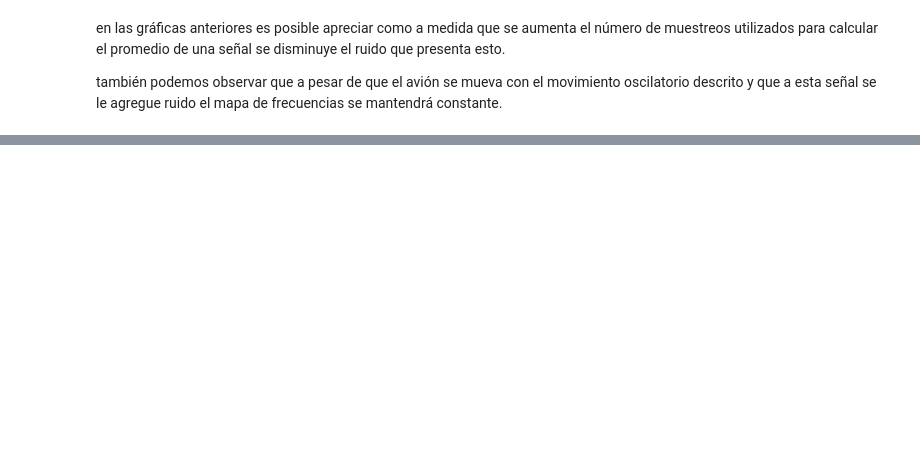
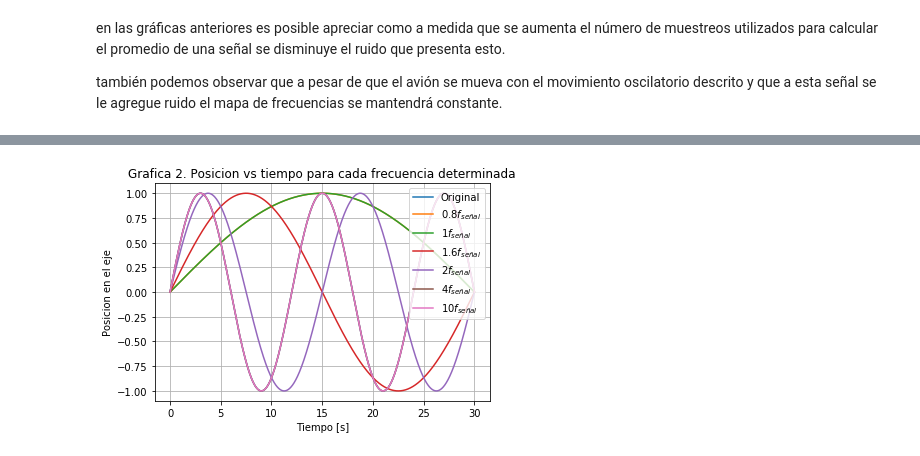
Before and after one commit to ChristianABJ/Herramientas_Computacionales_IMEC3602, a Jupyter notebook: 05_taller04/Taller_4.ipynb, the cells around one changed output, grey strips where cells are left out. Drawn from its saved outputs; the diff is of its cells as text; code cells hidden in the pictures; blank space fills up the shorter version.

Commit message:
imagenes
primera parte del analisis de imagenes

```diff
--- a/05_taller04/Taller_4.ipynb
+++ b/05_taller04/Taller_4.ipynb
@@ -424,6 +360,0 @@ plot(t3,ut3)
-# %%
-
-
-
-ut=fft(u)
-utshift=fftshift(ut)
@@ -432,10 +360,0 @@ TypeError: 'module' object is not callable
-# %%
-L=60
-n=200
-x2=np.linspace(0,L,n)
-x=x2[0:n]
-u=1+np.sin(x*(2*np.pi/3))
-ut=np.fft.fft(u)
-utshift=np.fft.ifft(ut)
-
-plot(x,ut)
@@ -444,0 +372,63 @@ plot(x,ut)
+# %%
+L=60# se define la cantidad total de segundos
+muestras=[4,5,8,10,20,50]# se define un vector con la cantidad de datos tomados en un minuto
+listafrec=[]#se define una lista donde se guardara la frecuencia principal observada del sistema
+magnitudes=[]#se define una lista donde se guardara los arreglos de magnitues para cada frecuencia de muestreo
+frecuencias=[]#se define una lista donde se guardara los arreglos de frecuencias para cada frecuencia de muestreo
+for n in muestras:
+ fremuestr=n/L#se determina la frecuencia de muestreo actual
+ x=np.linspace(0,L,n)#se genera un vector con la cantidad de datos actuales en el tiempo total
+ u=np.sin(x*(2*np.pi)/12)#se genera el vector de datos obtenidos de posicion para la frecuencia de muestreo actual
+ ut=np.fft.fft(u)#se aplica la funcion FFT
+ freq=np.fft.fftfreq(n)#se determina la fraccion correspondiente de la frecuencia de muestreo asociado a cada modo de Fourier
+ freq=freq[0:int(n/2)]*fremuestr#se determinan las frecuencias reales de cada modo de Fourier
+ magnitud=abs(ut[0:int(n/2)])#se determina la magnitud de cada modo de Fourier
+ magnitudes.append(magnitud/max(magnitud))#se guarda el arreglo de magnitudes normalizadas para cada frecuencia de muestreo
+ frecuencias.append(freq)#se guarda el arreglo de frecuencias para cada frecuencia de muestreo
+ frecmax=0#el for siguiente determina la frecuencia con la magnitud normalizada maxima
+ magin=0
+ for frecact,magact in zip(freq,magnitud):
+    if magact>magin:
+        magin=magact
+        frecmax=frecact
+ listafrec.append(frecmax)#se guarda la frecuencia con magnitud normalzada maxima de cada frecuencia de muestreo
+
+# se generan las señales observadas con las frecuencias obtenidas del metodo aplicado
+t=np.linspace(0,30,10000)
+uoriginal=np.sin(t*(2*np.pi)/12)
+uobtenidas=[]
+for i in listafrec:
+  uactual=np.sin(t*(2*np.pi)*i)
+  uobtenidas.append(uactual)
+
+# se grafican los resultados obtenidos
+plt.plot(frecuencias[0],magnitudes[0],label='$0.8 f_{señal}$')
+plt.plot(frecuencias[1],magnitudes[1],label='$ 1 f_{señal}$')
+plt.plot(frecuencias[2],magnitudes[2],label='$1.6 f_{señal}$')
+plt.plot(frecuencias[3],magnitudes[3],label='$2 f_{señal}$')
+plt.plot(frecuencias[4],magnitudes[4],label='$4 f_{señal}$')
+plt.plot(frecuencias[5],magnitudes[5],label='$10 f_{señal}$')
+plt.xlim((0,0.12))
+plt.legend(loc='upper right')
+plt.xlabel('Frecuencia [Hz]')
+plt.ylabel('$|fft(u)|/max(|fft(u)|)$')
+plt.title('Grafica 1. Amplitud normalizada de FFT(U) vs frecuencia')
+grid()
+pylab.savefig(os.path.join('graf1.png'), dpi=600)
+plt.close()
+
+plt.plot(t,uoriginal,label='Original')
+plt.plot(t,uobtenidas[0],label='$0.8 f_{señal}$')
+plt.plot(t,uobtenidas[1],label='$1 f_{señal}$')
+plt.plot(t,uobtenidas[2],label='$1.6 f_{señal}$')
+plt.plot(t,uobtenidas[3],label='$2 f_{señal}$')
+plt.plot(t,uobtenidas[4],label='$4 f_{señal}$')
+plt.plot(t,uobtenidas[5],label='$10 f_{señal}$')
+plt.legend(loc='upper right')
+plt.xlabel('Tiempo [s]')
+plt.ylabel('Posicion en el eje')
+plt.title('Grafica 2. Posicion vs tiempo para cada frecuencia determinada')
+grid()
+pylab.savefig(os.path.join('graf2.png'), dpi=600)
+# %% [output]
+[figure, added]
```
Also changed, not shown: parts of 9 cells of this notebook, 15 other files.
